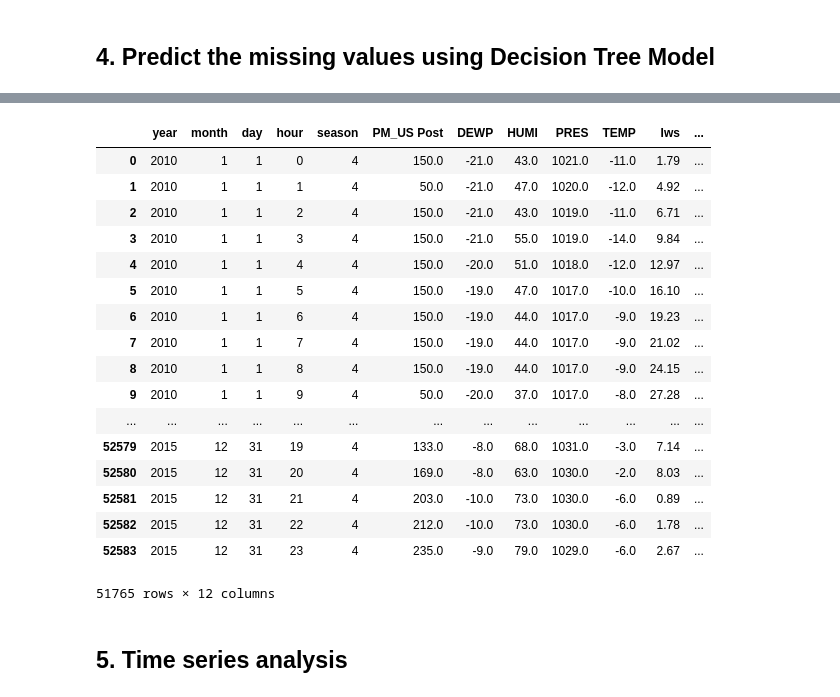
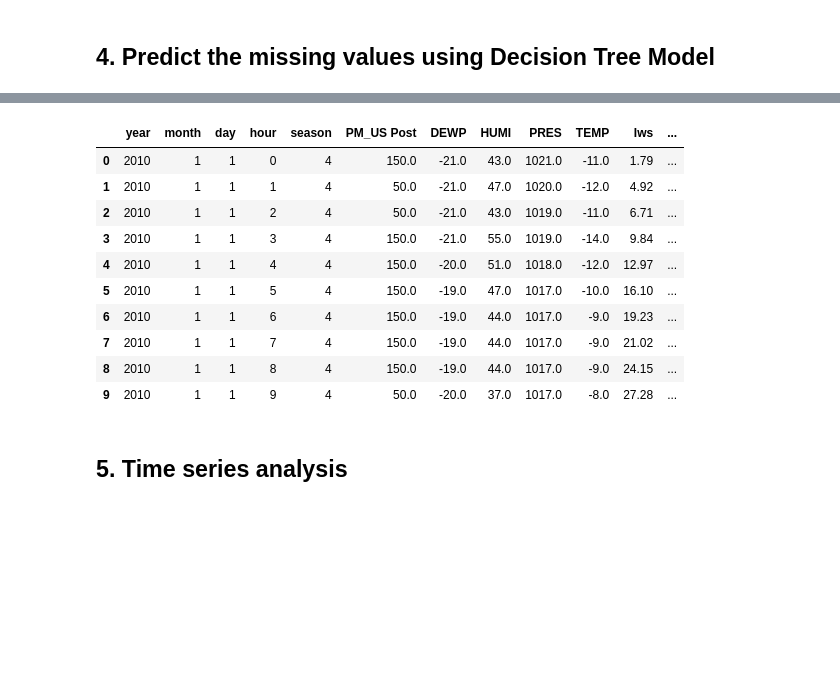
Before and after one commit to KiyoshiKAWASAKI/FDS_project_17Fall, a Jupyter notebook: Jiaxin.ipynb, the cells around one changed output, grey strips where cells are left out. Saved outputs shown, nothing was run; the diff lists cells and outputs as text; code cells hidden in the pictures; blank space fills up the shorter version.

```diff
--- a/Jiaxin.ipynb
+++ b/Jiaxin.ipynb
@@ -240,14 +235,14 @@ BJ_tst
 # %%
 # insert the estimated pm values into the original dataframe: BJ_new
 for i in BJ_new.index:
     if(BJ_new['PM_US Post'].isnull()[i]== True):
         BJ_new.loc[i,'PM_US Post']=BJ_tst.loc[i,'PM_US Post']
-BJ_new
+BJ_new.head(10)
 # %% [output]
 |  | year | month | day | hour | season | PM_US Post | DEWP | HUMI | PRES | TEMP | Iws | ... |
 | 0 | 2010 | 1 | 1 | 0 | 4 | 150.0 | -21.0 | 43.0 | 1021.0 | -11.0 | 1.79 | ... |
 | 1 | 2010 | 1 | 1 | 1 | 4 | 50.0 | -21.0 | 47.0 | 1020.0 | -12.0 | 4.92 | ... |
-| 2 | 2010 | 1 | 1 | 2 | 4 | 150.0 | -21.0 | 43.0 | 1019.0 | -11.0 | 6.71 | ... |
+| 2 | 2010 | 1 | 1 | 2 | 4 | 50.0 | -21.0 | 43.0 | 1019.0 | -11.0 | 6.71 | ... |
 | 3 | 2010 | 1 | 1 | 3 | 4 | 150.0 | -21.0 | 55.0 | 1019.0 | -14.0 | 9.84 | ... |
 | 4 | 2010 | 1 | 1 | 4 | 4 | 150.0 | -20.0 | 51.0 | 1018.0 | -12.0 | 12.97 | ... |
 | 5 | 2010 | 1 | 1 | 5 | 4 | 150.0 | -19.0 | 47.0 | 1017.0 | -10.0 | 16.10 | ... |
@@ -255,13 +250,6 @@ BJ_new
 | 7 | 2010 | 1 | 1 | 7 | 4 | 150.0 | -19.0 | 44.0 | 1017.0 | -9.0 | 21.02 | ... |
 | 8 | 2010 | 1 | 1 | 8 | 4 | 150.0 | -19.0 | 44.0 | 1017.0 | -9.0 | 24.15 | ... |
 | 9 | 2010 | 1 | 1 | 9 | 4 | 50.0 | -20.0 | 37.0 | 1017.0 | -8.0 | 27.28 | ... |
-| ... | ... | ... | ... | ... | ... | ... | ... | ... | ... | ... | ... | ... |
-| 52579 | 2015 | 12 | 31 | 19 | 4 | 133.0 | -8.0 | 68.0 | 1031.0 | -3.0 | 7.14 | ... |
-| 52580 | 2015 | 12 | 31 | 20 | 4 | 169.0 | -8.0 | 63.0 | 1030.0 | -2.0 | 8.03 | ... |
-| 52581 | 2015 | 12 | 31 | 21 | 4 | 203.0 | -10.0 | 73.0 | 1030.0 | -6.0 | 0.89 | ... |
-| 52582 | 2015 | 12 | 31 | 22 | 4 | 212.0 | -10.0 | 73.0 | 1030.0 | -6.0 | 1.78 | ... |
-| 52583 | 2015 | 12 | 31 | 23 | 4 | 235.0 | -9.0 | 79.0 | 1029.0 | -6.0 | 2.67 | ... |
-51765 rows × 12 columns
 # %% [markdown]
 ## 5. Time series analysis
 # %%
```
Also changed, not shown: parts of 21 cells of this notebook.
